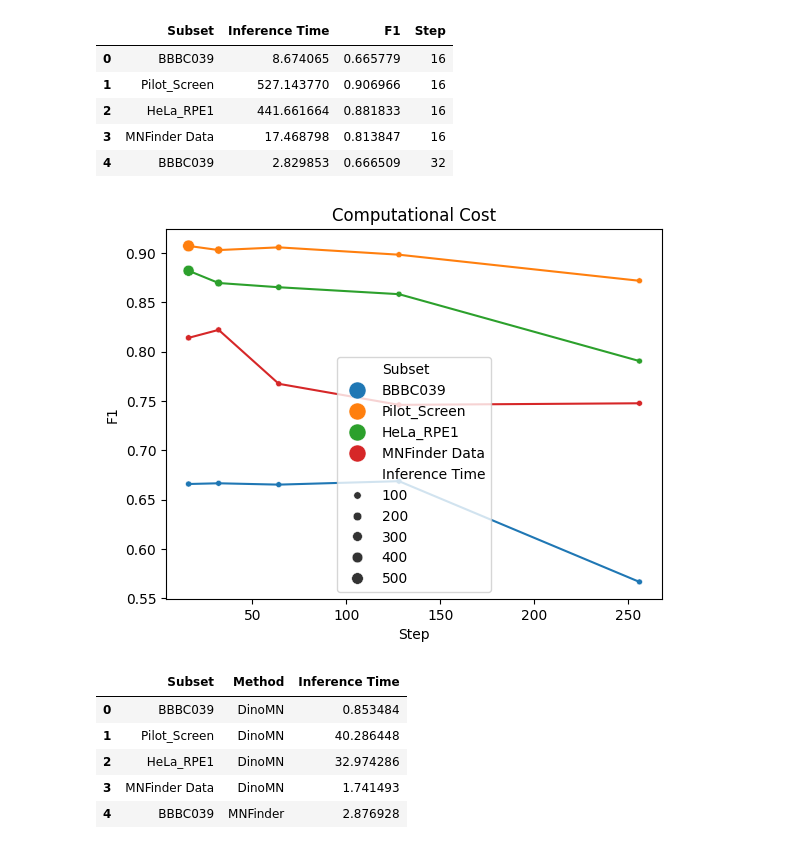
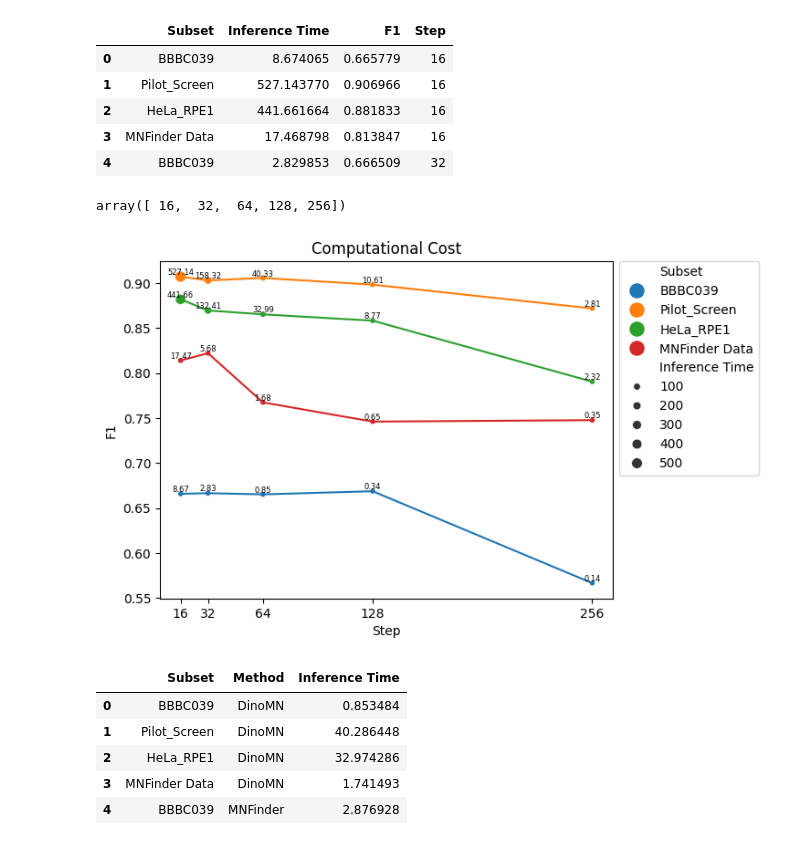
Before and after one commit to CaicedoLab/micronuclei-detection, a Jupyter notebook: figures/figure5.ipynb, the cells around one changed output. Drawn from its saved outputs; the diff is of its cells as text; code cells hidden in the pictures.

Commit message:
refined computational cost and generalization plots

```diff
--- a/figures/figure5.ipynb
+++ b/figures/figure5.ipynb
@@ -138,30 +134,45 @@ cost.head()
 | 2 | HeLa_RPE1 | 441.661664 | 0.881833 | 16 |
 | 3 | MNFinder Data | 17.468798 | 0.813847 | 16 |
 | 4 | BBBC039 | 2.829853 | 0.666509 | 32 |
+# %%
+cost.Step.unique()
+# %% [output]
+array([ 16,  32,  64, 128, 256])
 # %%
 plot_cost = sb.scatterplot(
     x=cost['Step'],
     y=cost['F1'],
     size=cost['Inference Time'],
     hue=cost['Subset'],
     s=150
 )
 
 palette = dict(zip(cost['Subset'].unique(), sb.color_palette()))
 for subset, group_data in cost.groupby('Subset'):
     group_data = group_data.sort_values('Step')  # sort so lines look clean
     plt.plot(
         group_data['Step'],
         group_data['F1'],
         color=palette[subset],
         linestyle='-'
     )
 
-# plt.xscale('log')
+for _, row in cost.iterrows():
+    plt.text(
+        row['Step'],
+        row['F1'],
+        f"{row['Inference Time']:.2f}",
+        fontsize=6,
+        ha='center',
+        va='bottom'
+    )
+
+plt.xticks(cost.Step.unique())
+plt.legend(bbox_to_anchor=(1, 1.02), loc='upper left')
 plt.title('Computational Cost')
 plt.show()
 # %% [output]
-[figure, old version]
+[figure, new version]
 # %%
 df_time = pd.read_csv('/scr/yren/dinomn_figures/figure5_inference_time.csv')
 df_time.head()
```
Also changed, not shown: parts of 5 cells of this notebook.
